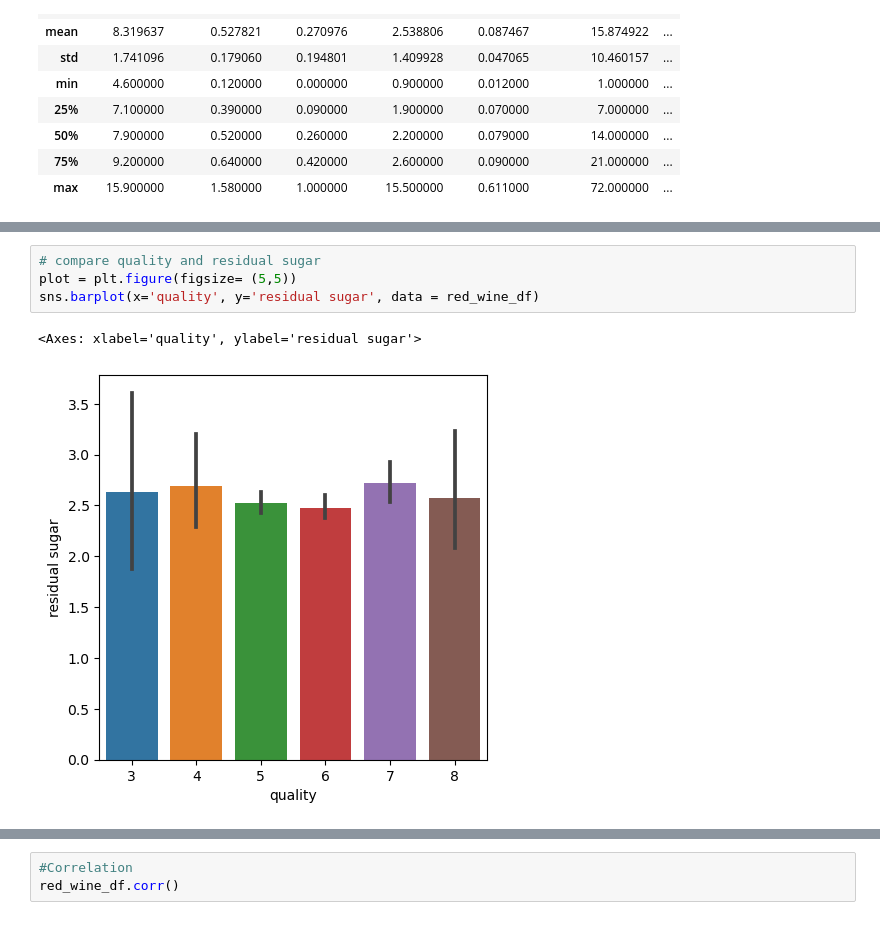
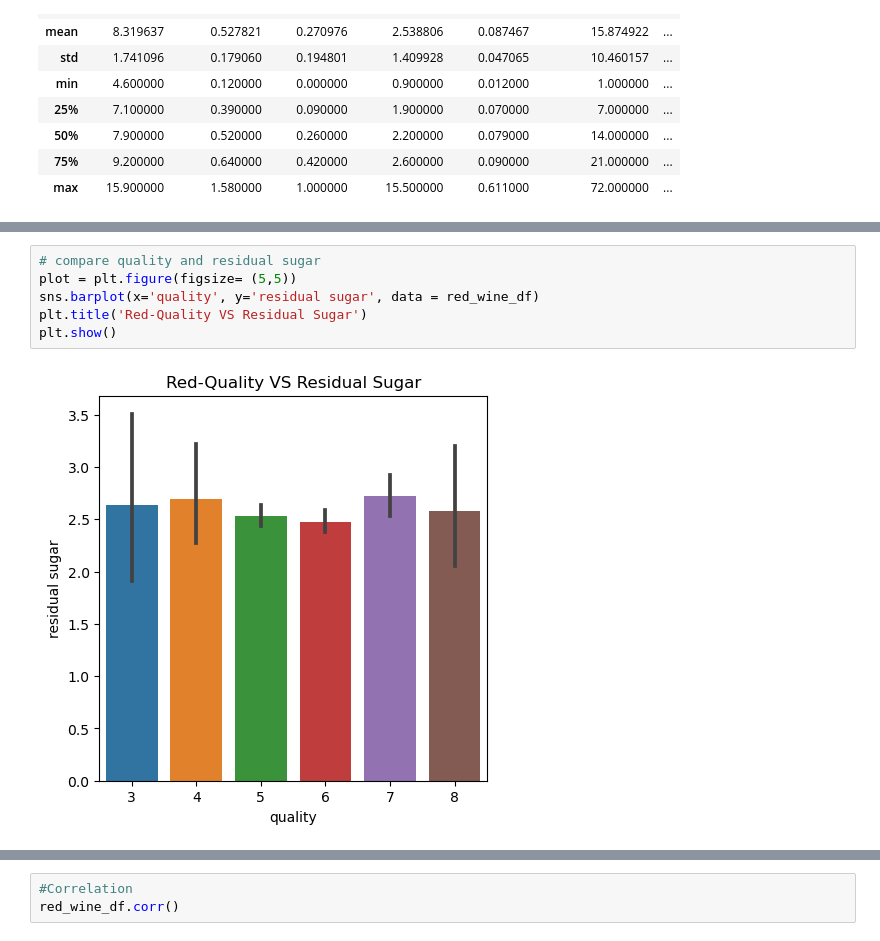
Before and after one commit to SALEMALIOKULLO/wine-quality-project-4, a Jupyter notebook: RedWine-quality-Visualization and Prediction.ipynb, the cells around one changed output, grey strips where cells are left out. Cells and saved outputs as stored; diff of their text form.

```diff
--- a/RedWine-quality-Visualization and Prediction.ipynb
+++ b/RedWine-quality-Visualization and Prediction.ipynb
@@ -61,10 +64,11 @@ sns.barplot(x='quality', y='volatile acidity', data = red_wine_df)
 # %%
 # compare quality and residual sugar
 plot = plt.figure(figsize= (5,5))
 sns.barplot(x='quality', y='residual sugar', data = red_wine_df)
+plt.title('Red-Quality VS Residual Sugar')
+plt.show()
 # %% [output]
-<Axes: xlabel='quality', ylabel='residual sugar'>
-[figure, old version]
+[figure, new version]
 # %%
 # compare quality and chlorides
 plot = plt.figure(figsize= (5,5))
```
Also changed, not shown: parts of 14 cells of this notebook, 1 other file.
